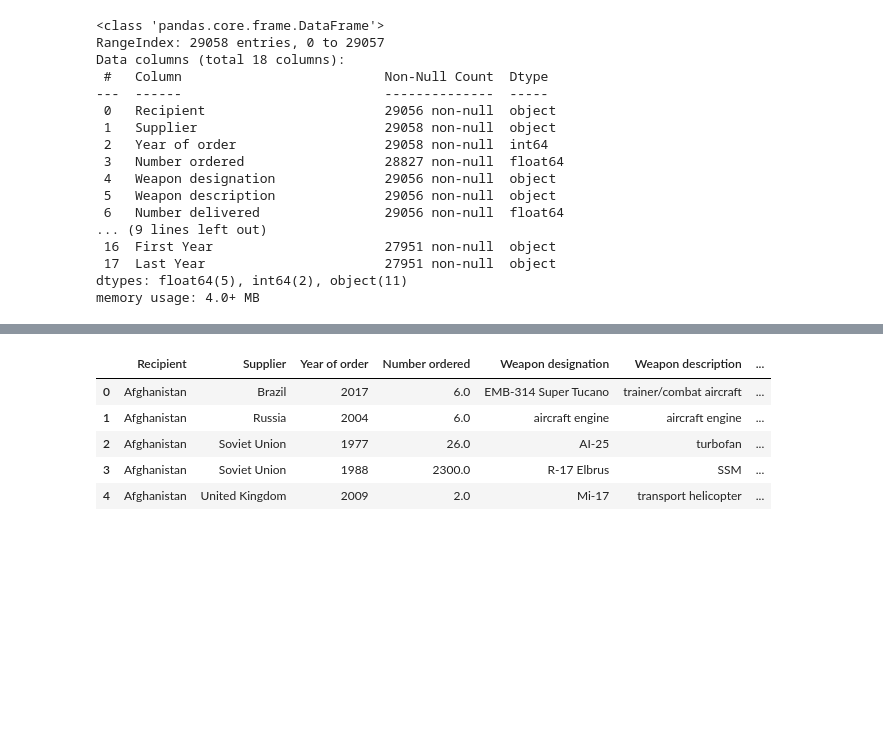
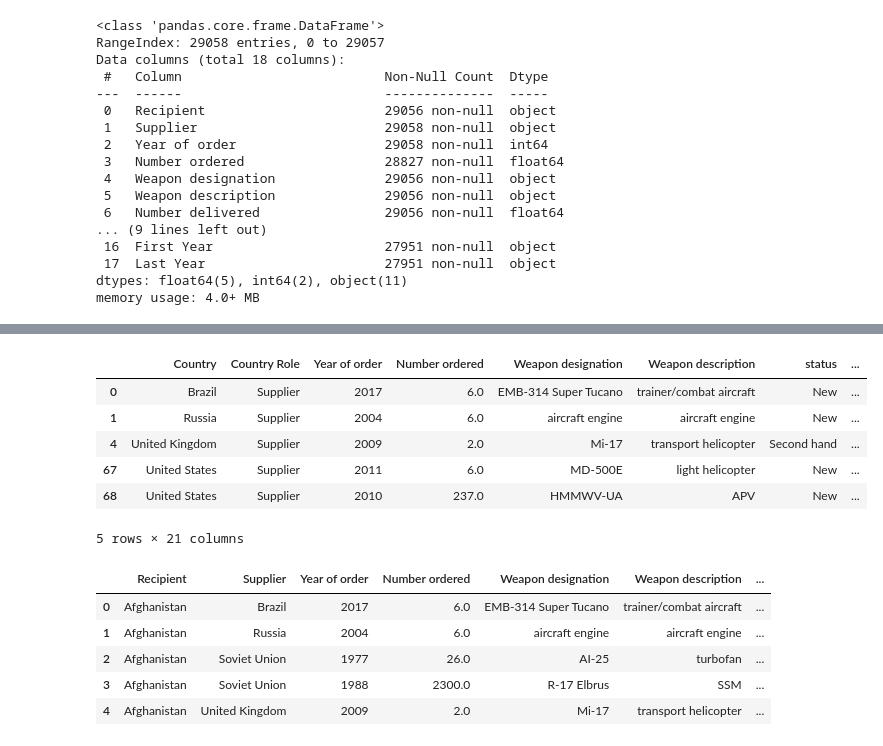
Before and after one commit to ClaytonB-3/arms-trade-proj, a Jupyter notebook: data_cleaning.ipynb, the cells around one changed output, grey strips where cells are left out. Saved outputs shown, nothing was run; the diff lists cells and outputs as text; code cells hidden in the pictures; blank space fills up the shorter version.

```diff
--- a/data_cleaning.ipynb
+++ b/data_cleaning.ipynb
@@ -761,0 +868,11 @@ sipri_wdi_merge = df.merge(non_region_df, how='left', left_on=['Recipient','Year
+# %%
+melt_wdi_sipri_merge = melt_wdi_sipri_merge[melt_wdi_sipri_merge['Year of order']>=2000]
+melt_wdi_sipri_merge.head()
+# %% [output]
+|  | Country | Country Role | Year of order | Number ordered | Weapon designation | Weapon description | status | ... |
+| 0 | Brazil | Supplier | 2017 | 6.0 | EMB-314 Super Tucano | trainer/combat aircraft | New | ... |
+| 1 | Russia | Supplier | 2004 | 6.0 | aircraft engine | aircraft engine | New | ... |
+| 4 | United Kingdom | Supplier | 2009 | 2.0 | Mi-17 | transport helicopter | Second hand | ... |
+| 67 | United States | Supplier | 2011 | 6.0 | MD-500E | light helicopter | New | ... |
+| 68 | United States | Supplier | 2010 | 237.0 | HMMWV-UA | APV | New | ... |
+5 rows × 21 columns
```
Also changed, not shown: parts of 11 cells of this notebook, 7 other files.
